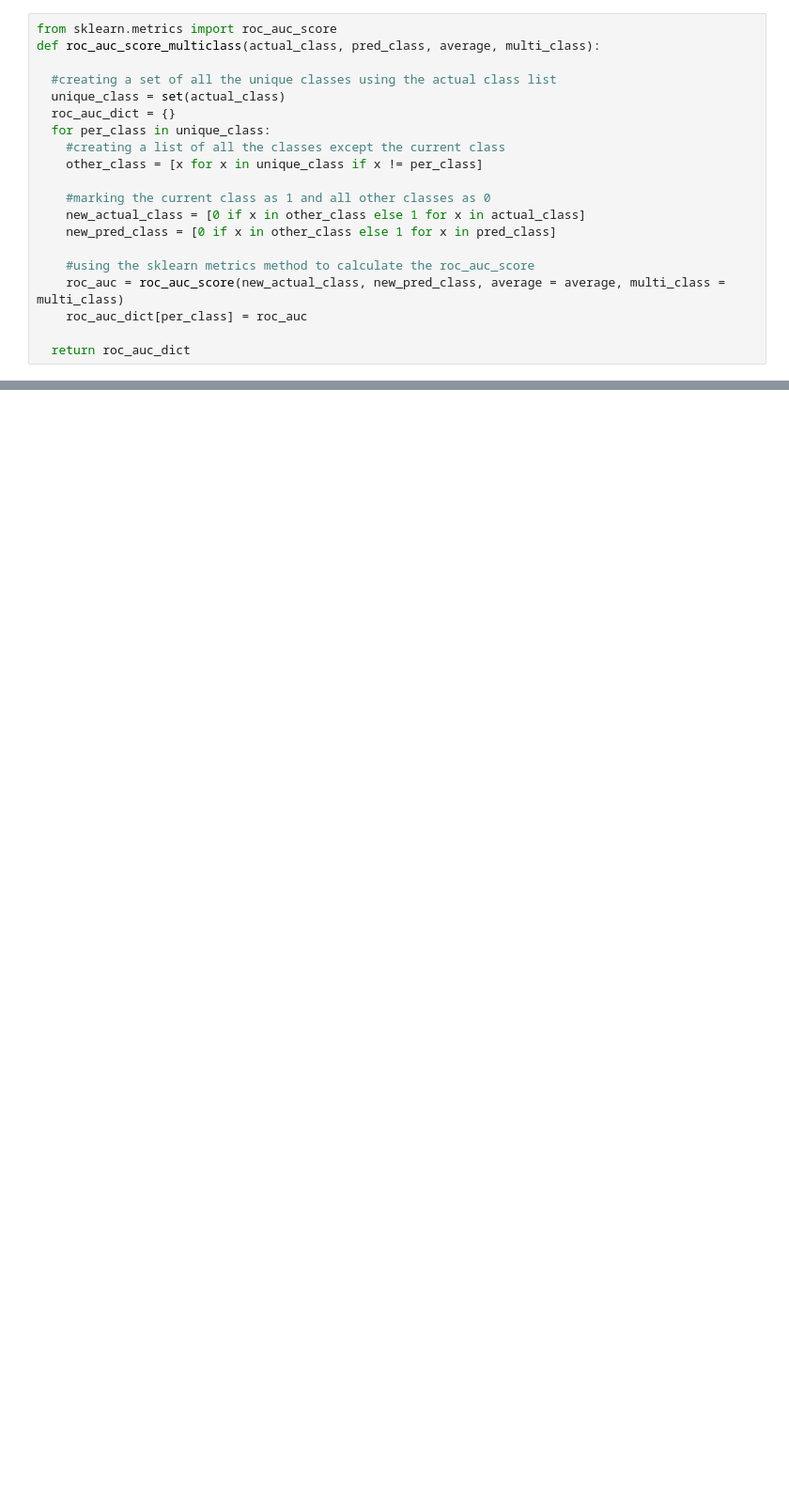
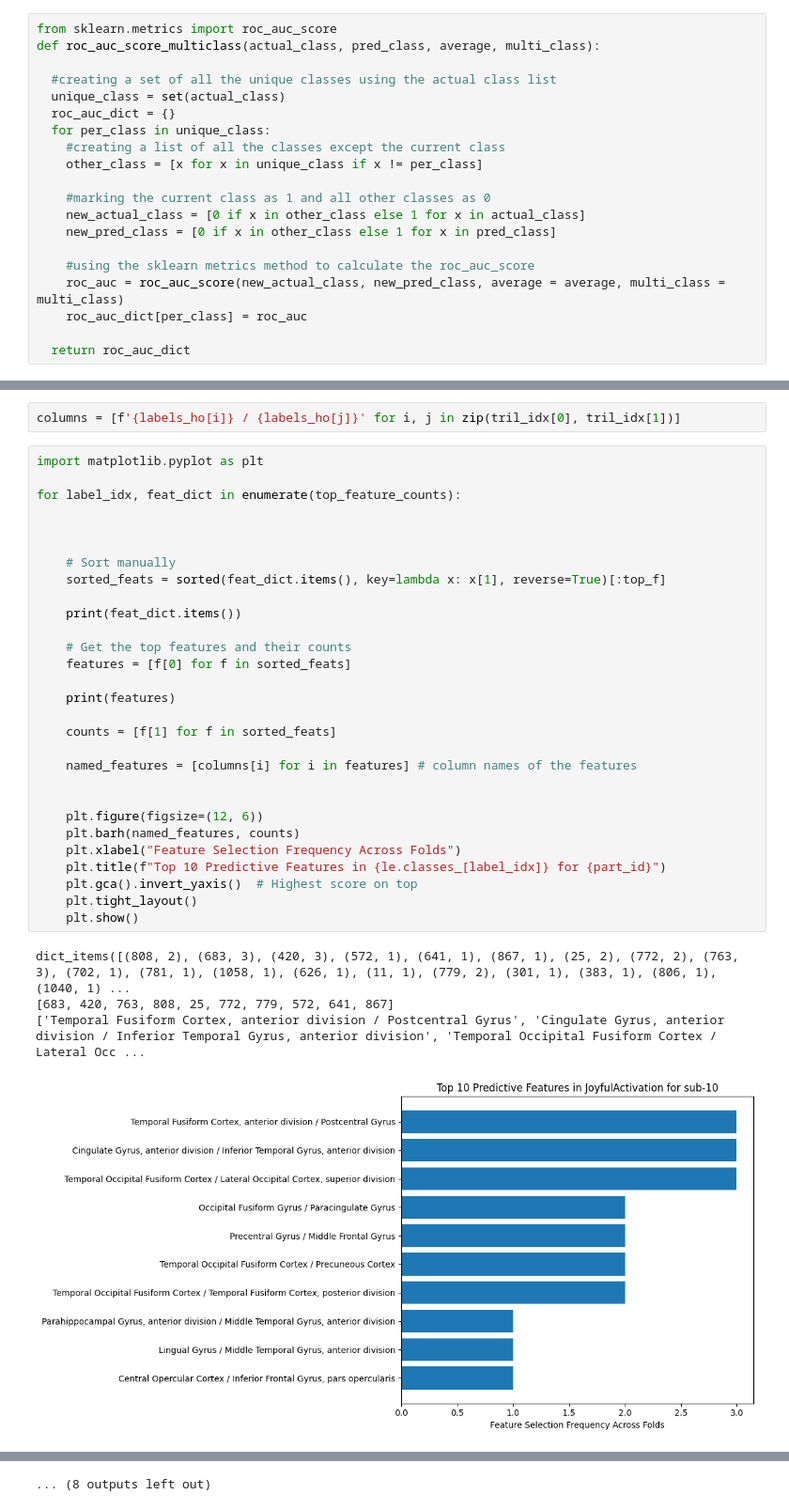
Before and after one commit to GalhardoCorreia/MusicBrainNetwork, a Jupyter notebook: scripts_seb/3.[fc]optimal-parameters_best-features_seb.ipynb, the cells around one changed output, grey strips where cells are left out. Shown at 94% size. Saved outputs shown, nothing was run; the diff lists cells and outputs as text; blank space fills up the shorter version.

```diff
--- a/scripts_seb/3.[fc]optimal-parameters_best-features_seb.ipynb
+++ b/scripts_seb/3.[fc]optimal-parameters_best-features_seb.ipynb
@@ -206,0 +388,36 @@ def roc_auc_score_multiclass(actual_class, pred_class, average, multi_class):
+# %%
+columns = [f'{labels_ho[i]} / {labels_ho[j]}' for i, j in zip(tril_idx[0], tril_idx[1])]
+# %%
+import matplotlib.pyplot as plt
+
+for label_idx, feat_dict in enumerate(top_feature_counts):
+
+
+
+    # Sort manually
+    sorted_feats = sorted(feat_dict.items(), key=lambda x: x[1], reverse=True)[:top_f]
+
+    print(feat_dict.items())
+
+    # Get the top features and their counts
+    features = [f[0] for f in sorted_feats]
+
+    print(features)
+
+    counts = [f[1] for f in sorted_feats]
+
+    named_features = [columns[i] for i in features] # column names of the features
+
+
+    plt.figure(figsize=(12, 6))
+    plt.barh(named_features, counts)
+    plt.xlabel("Feature Selection Frequency Across Folds")
+    plt.title(f"Top 10 Predictive Features in {le.classes_[label_idx]} for {part_id}")
+    plt.gca().invert_yaxis()  # Highest score on top
+    plt.tight_layout()
+    plt.show()
+# %% [output]
+dict_items([(808, 2), (683, 3), (420, 3), (572, 1), (641, 1), (867, 1), (25, 2), (772, 2), (763, 3), (702, 1), (781, 1), (1058, 1), (626, 1), (11, 1), (779, 2), (301, 1), (383, 1), (806, 1), (1040, 1) ...
+[683, 420, 763, 808, 25, 772, 779, 572, 641, 867]
+['Temporal Fusiform Cortex, anterior division / Postcentral Gyrus', 'Cingulate Gyrus, anterior division / Inferior Temporal Gyrus, anterior division', 'Temporal Occipital Fusiform Cortex / Lateral Occ ...
+[figure, added]
@@ -206,0 +444 @@ def roc_auc_score_multiclass(actual_class, pred_class, average, multi_class):
+... (8 outputs left out)
```
Also changed, not shown: parts of 19 cells of this notebook, 1 other file.
